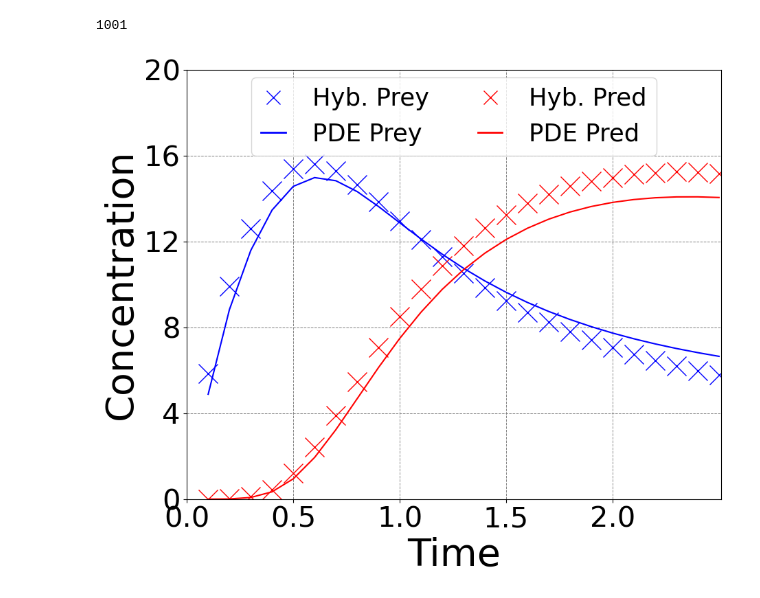
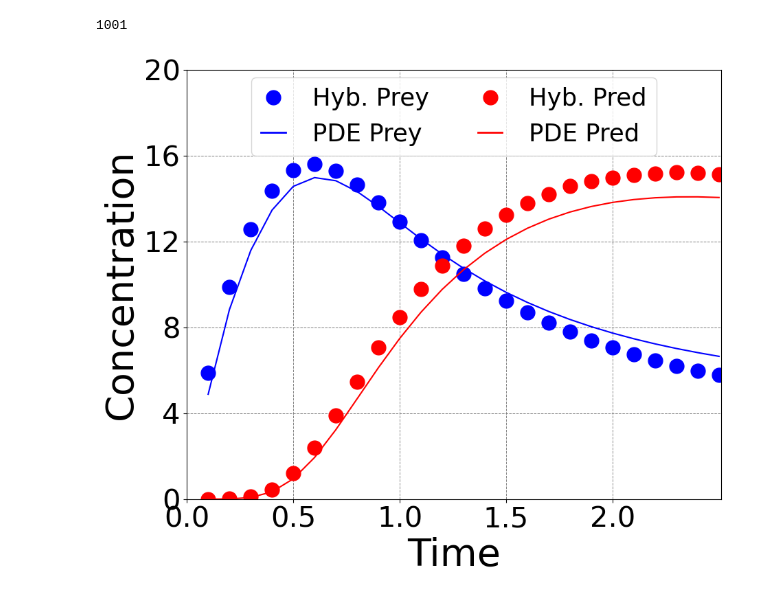
Before and after one commit to MargKos/multiscaleRD, a Jupyter notebook: multiscaleRD/CompareMean_LV.ipynb, the cells around one changed output. Cells and saved outputs as stored; diff of their text form; code cells hidden in the pictures.

```diff
--- a/multiscaleRD/CompareMean_LV.ipynb
+++ b/multiscaleRD/CompareMean_LV.ipynb
@@ -88,8 +88,8 @@ pred_mean, RefPred= HybridPlot(DiscretePredAverage,  ReferencePred, l_coupling)
 Times=np.arange(ts, maxtime+ts, ts)
 # plot data
 plt.figure(figsize=(9.3, 7.8))
-plt.plot(Times, prey_mean, 'x', markersize=20, label='Prey', color='blue')
-plt.plot(Times, pred_mean, 'x', markersize=20, label='Predator', color='red')
+plt.plot(Times, prey_mean, 'o', markersize=15, label='Prey', color='blue')
+plt.plot(Times, pred_mean, 'o', markersize=15, label='Predator', color='red')
 plt.plot(Times, RefPrey, color='blue')
 plt.plot(Times, RefPred, color='red')
 
@@ -98,34 +98,34 @@ plt.plot(Times, RefPred, color='red')
 xticks = [0, 0.5, 1, 1.5, 2] # Adjust according to your data limits
 plt.xticks(xticks, fontsize=30)
 
 # Set y-axis ticks to be integers only
 yticks = range(0,21, 4)  # Adjust based on your y-axis limits
 plt.yticks(yticks, fontsize=30)
 
 plt.ylim(0, 20)
 plt.xlim(0, 2.51)
 
 plt.xlabel('Time', fontsize=40)
 plt.ylabel('Concentration', fontsize=40)
 
 # Create custom legend handles for dots and lines
-prey_dot = Line2D([], [], color='blue', marker='x', linestyle='None', markersize=15, label='Hyb. Prey')
+prey_dot = Line2D([], [], color='blue', marker='o', linestyle='None', markersize=15, label='Hyb. Prey')
 prey_line = Line2D([], [], color='blue', linestyle='-', linewidth=2, label='PDE Prey')
 
-pred_dot = Line2D([], [], color='red', marker='x', linestyle='None', markersize=15, label='Hyb. Pred')
+pred_dot = Line2D([], [], color='red', marker='o', linestyle='None', markersize=15, label='Hyb. Pred')
 pred_line = Line2D([], [], color='red', linestyle='-', linewidth=2, label='PDE Pred')
 
 # Combine all custom legend handles
 handles = [prey_dot, prey_line, pred_dot, pred_line]
 plt.legend(handles=handles, fontsize=25.5, handlelength=1, handletextpad=1.1,
            loc='upper center', bbox_to_anchor=(0.5, 1.01), ncol=2)
 plt.grid(which='both', linestyle='--', linewidth=0.7, color='gray')  # Customize as needed
 
 plt.tight_layout()
 
 
 
-plt.savefig('./Plots/LVConcentrationParticleDomain.png')
+plt.savefig('./Plots/LV/LVConcentrationParticleDomain.png')
 # %% [output]
 1001
-[figure, old version]
+[figure, new version]
```
Also changed, not shown: 40 other files.
